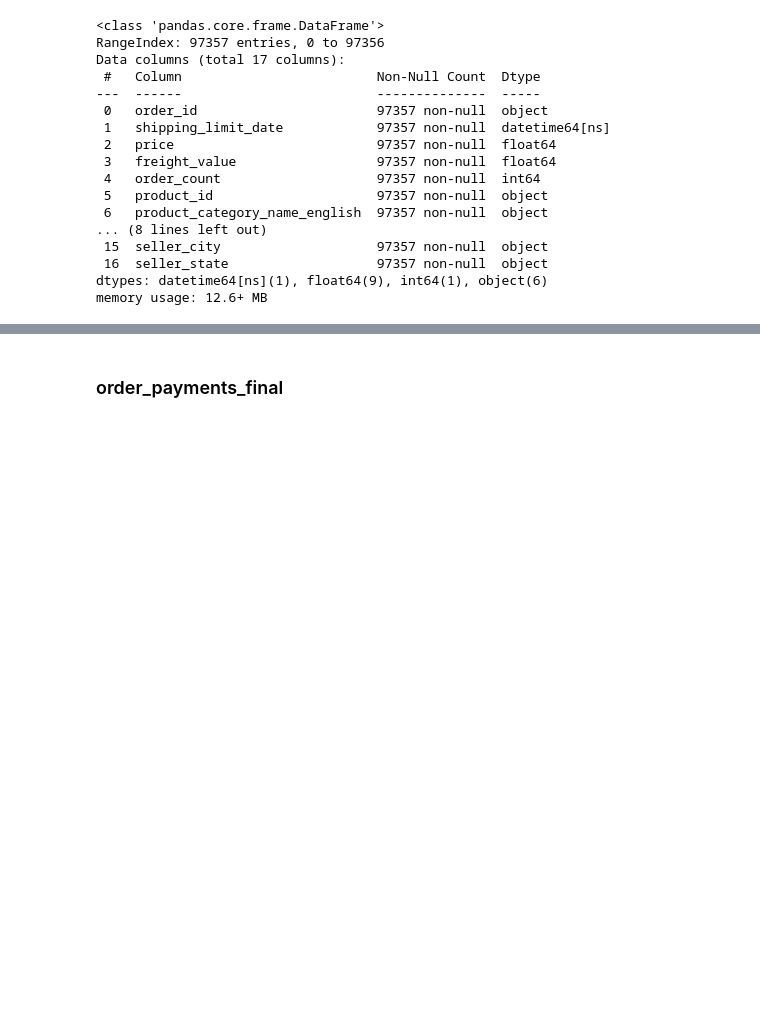
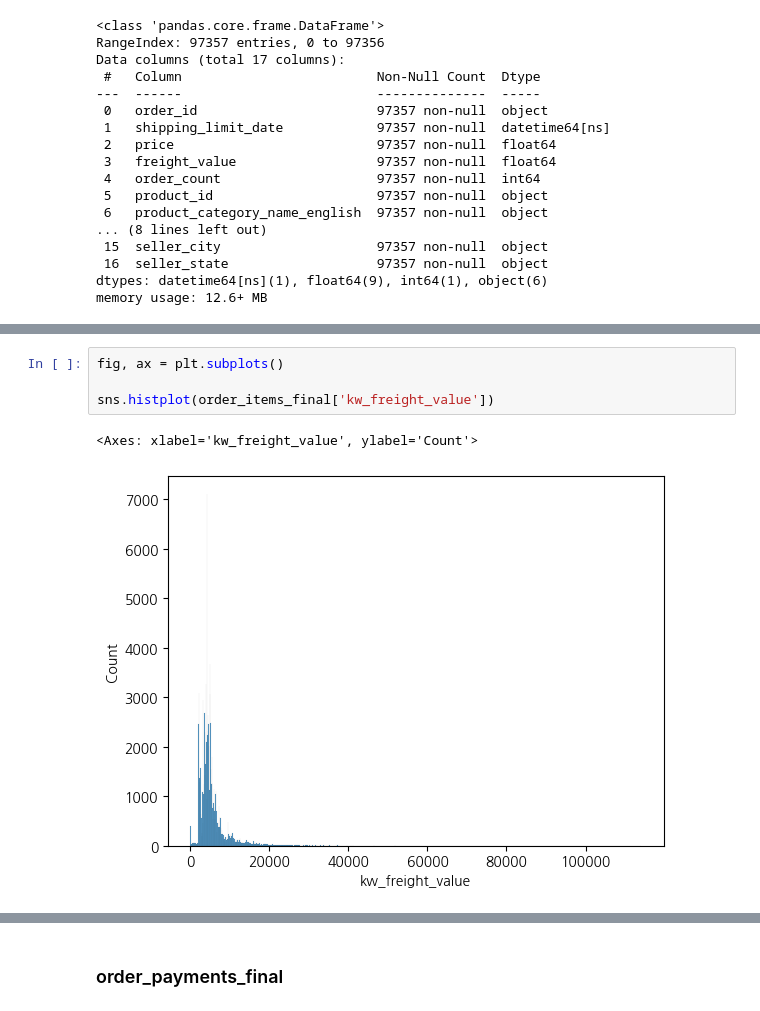
Before and after one commit to DongMyeong2/portfolio, a Jupyter notebook: Project_3_olist/olist.ipynb, the cells around one changed output, grey strips where cells are left out. Cells and saved outputs as stored; diff of their text form; blank space fills up the shorter version.

```diff
--- a/Project_3_olist/olist.ipynb
+++ b/Project_3_olist/olist.ipynb
@@ -1324,0 +1404,7 @@ memory usage: 12.6+ MB
+# %%
+fig, ax = plt.subplots()
+
+sns.histplot(order_items_final['kw_freight_value'])
+# %% [output]
+<Axes: xlabel='kw_freight_value', ylabel='Count'>
+[figure, added]
```
Also changed, not shown: parts of 23 cells of this notebook.
